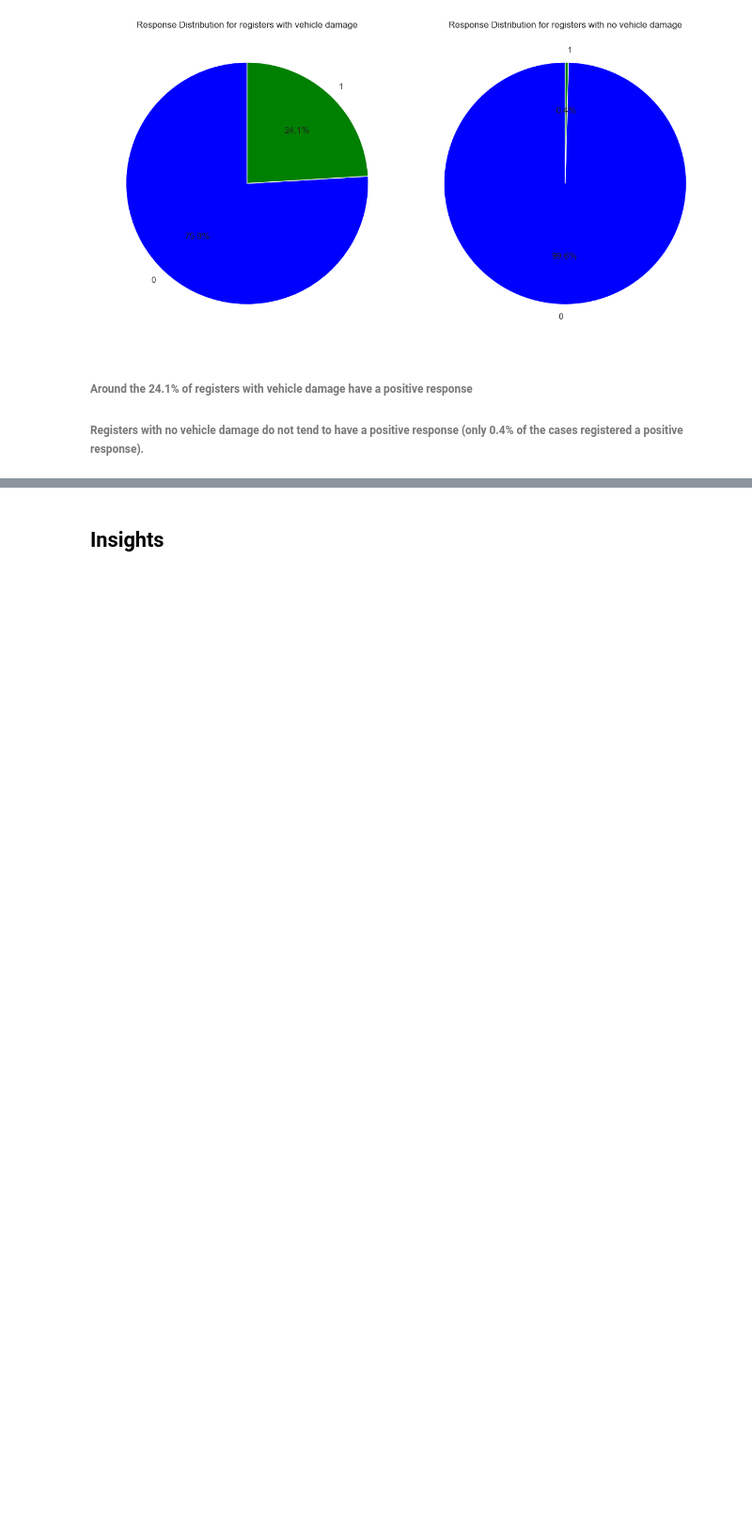
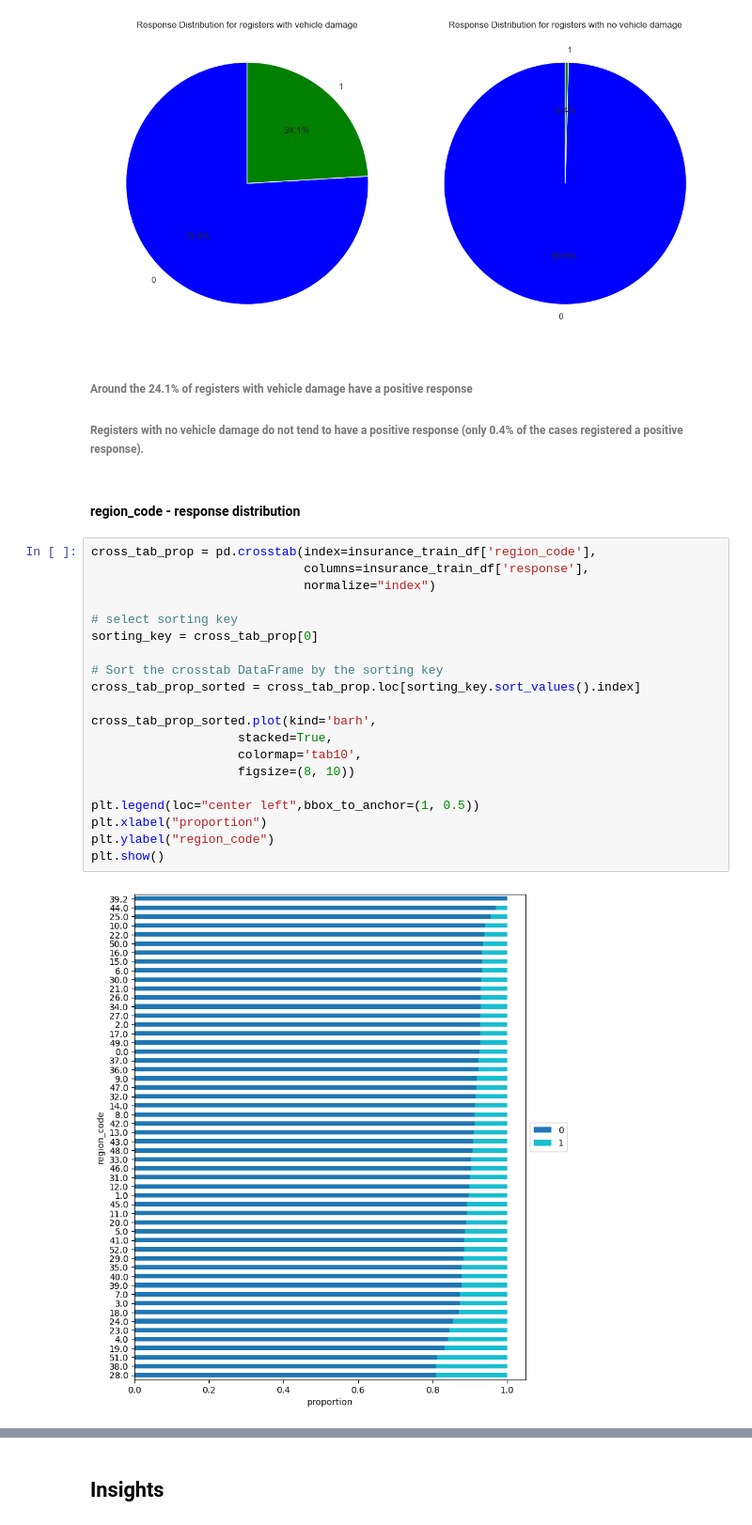
Before and after one commit to miguelazue/insurance-cross-selling, a Jupyter notebook: data_exploration.ipynb, the cells around one changed output, grey strips where cells are left out. Shown at 94% size. Saved outputs shown, nothing was run; the diff lists cells and outputs as text; blank space fills up the shorter version.

```diff
--- a/data_exploration.ipynb
+++ b/data_exploration.ipynb
@@ -324,3 +324,27 @@ plt.show()
 # %% [markdown]
 ###### Around the 24.1% of registers with vehicle damage have a positive response
 ###### Registers with no vehicle damage do not tend to have a positive response (only 0.4% of the cases registered a positive response).
+# %% [markdown]
+#### region_code - response distribution
+# %%
+cross_tab_prop = pd.crosstab(index=insurance_train_df['region_code'],
+                             columns=insurance_train_df['response'],
+                             normalize="index")
+
+# select sorting key
+sorting_key = cross_tab_prop[0]
+
+# Sort the crosstab DataFrame by the sorting key
+cross_tab_prop_sorted = cross_tab_prop.loc[sorting_key.sort_values().index]
+
+cross_tab_prop_sorted.plot(kind='barh',
+                    stacked=True,
+                    colormap='tab10',
+                    figsize=(8, 10))
+
+plt.legend(loc="center left",bbox_to_anchor=(1, 0.5))
+plt.xlabel("proportion")
+plt.ylabel("region_code")
+plt.show()
+# %% [output]
+[figure, added]
```
Also changed, not shown: parts of 10 cells of this notebook, 3 other files.
